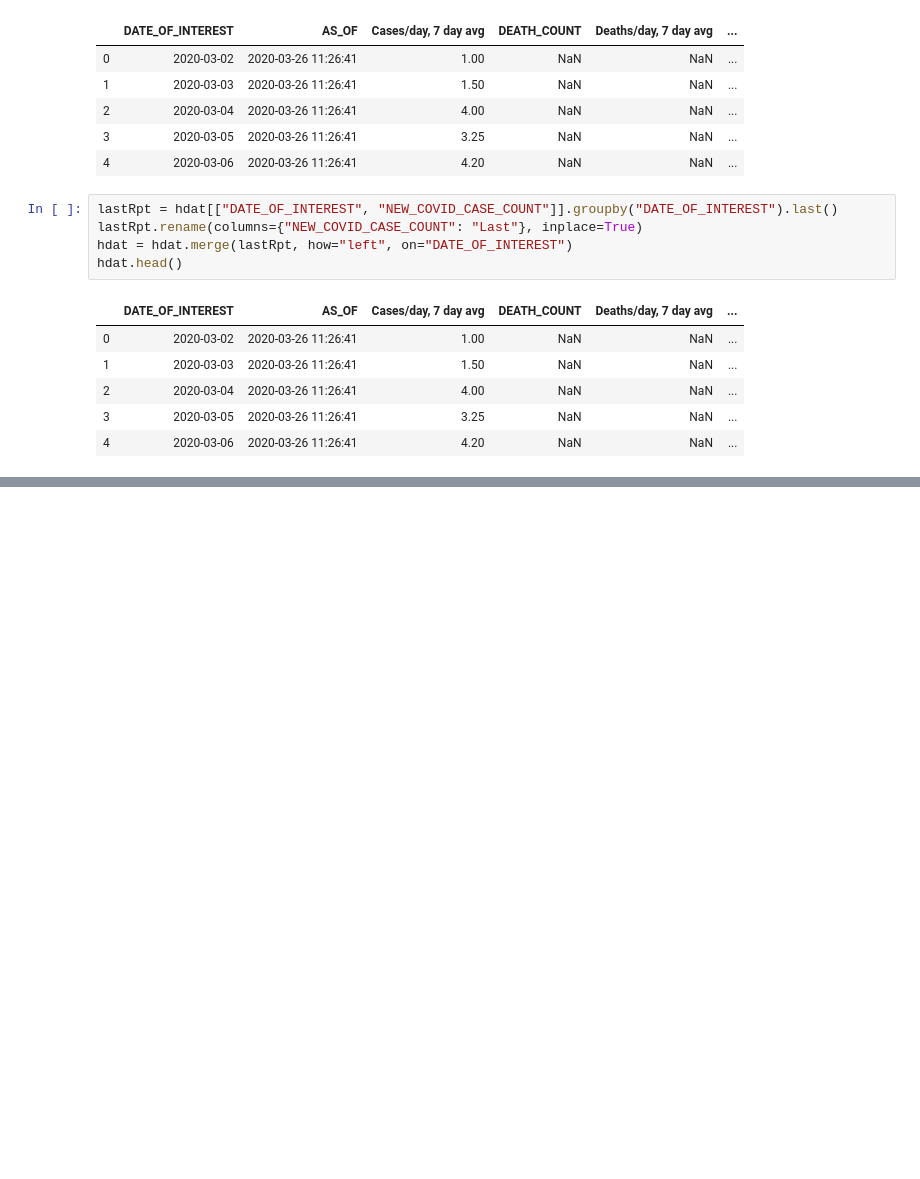
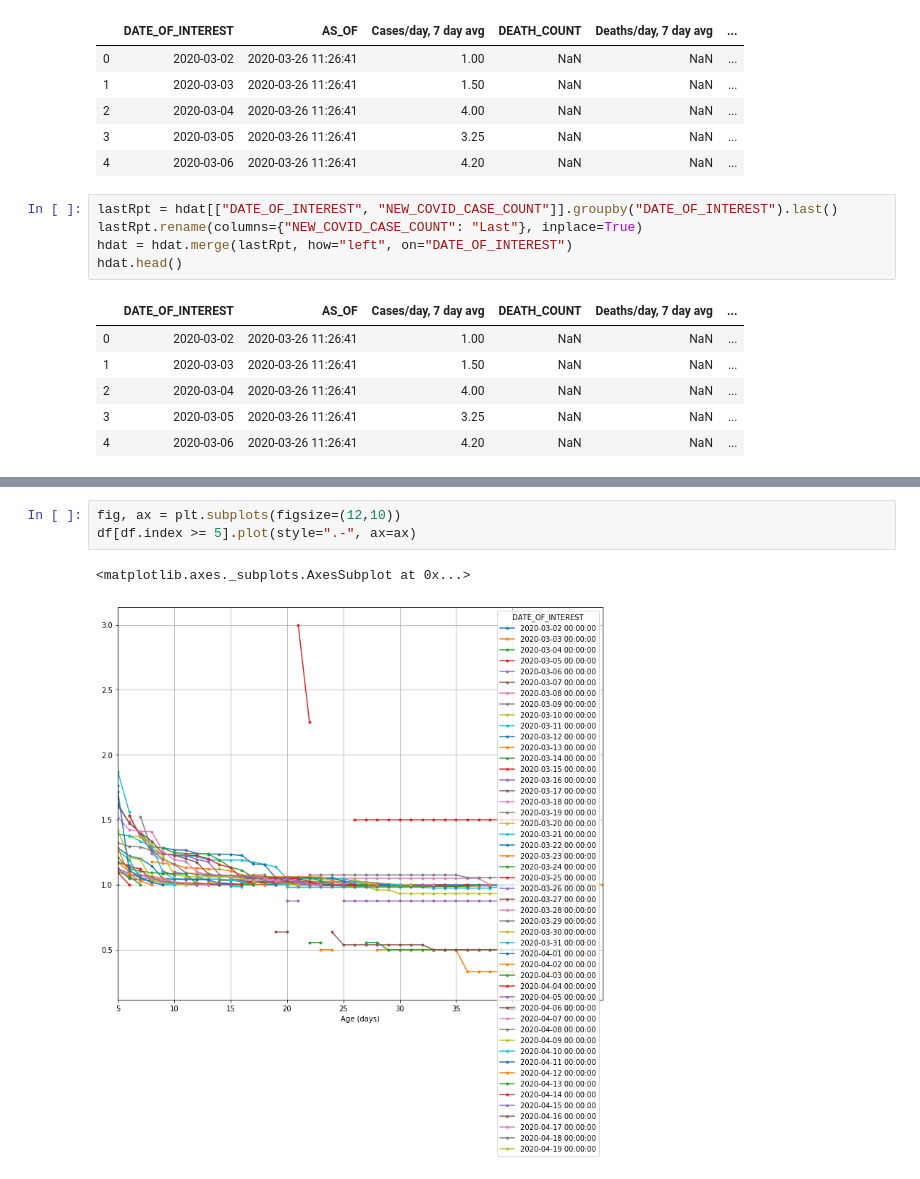
Before and after one commit to nychealth/coronavirus-data, a Jupyter notebook: Notebooks/Growth.ipynb, the cells around one changed output, grey strips where cells are left out. Cells and saved outputs as stored; diff of their text form; blank space fills up the shorter version.

```diff
--- a/Notebooks/Growth.ipynb
+++ b/Notebooks/Growth.ipynb
@@ -102,0 +115,6 @@ TypeError: Transform function invalid for data types
+# %%
+fig, ax = plt.subplots(figsize=(12,10))
+df[df.index >= 5].plot(style=".-", ax=ax)
+# %% [output]
+<matplotlib.axes._subplots.AxesSubplot at 0x...>
+[figure, added]
```
Also changed, not shown: parts of 12 cells of this notebook, 3 other files.
